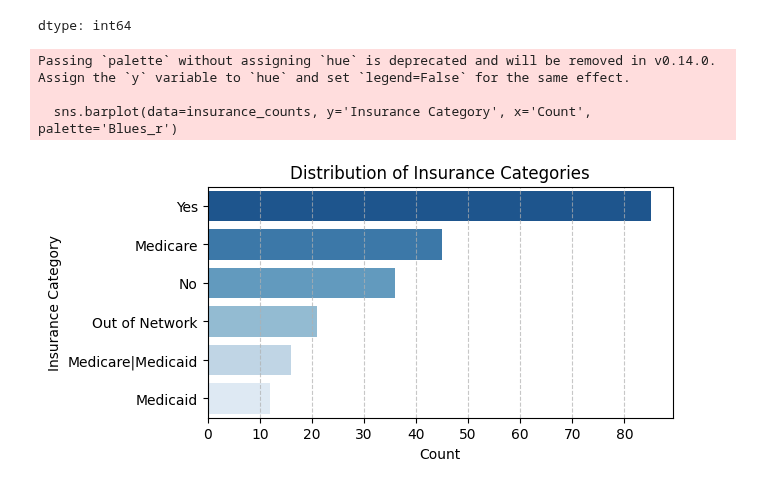
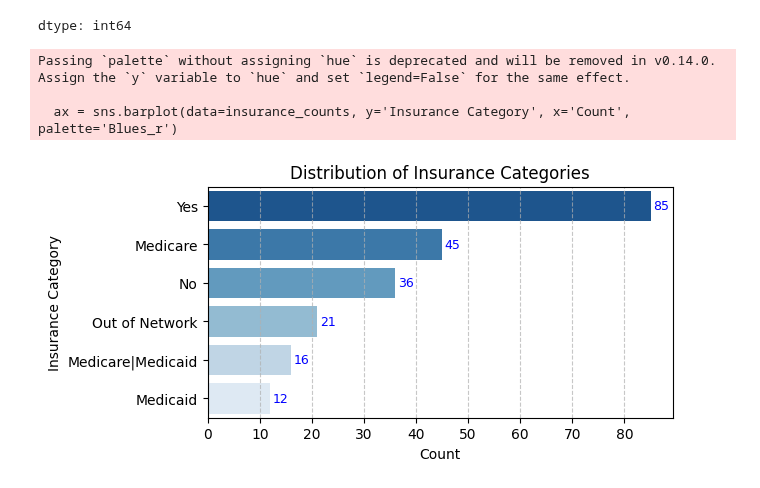
Before and after one commit to pallavmarch/Psychologytoday-therapist-analysis, a Jupyter notebook: psychologytoday_webscraping_dataset_analysis.ipynb, the cells around one changed output. Saved outputs shown, nothing was run; the diff lists cells and outputs as text; code cells hidden in the pictures.

```diff
--- a/psychologytoday_webscraping_dataset_analysis.ipynb
+++ b/psychologytoday_webscraping_dataset_analysis.ipynb
@@ -166,17 +166,23 @@ dtype: int64
 # %%
 
 insurance_counts = Dementia['Insurance_Category'].value_counts().reset_index()
 insurance_counts.columns = ['Insurance Category', 'Count']
 
 plt.figure(figsize=(6, 3))
-sns.barplot(data=insurance_counts, y='Insurance Category', x='Count', palette='Blues_r')
+ax = sns.barplot(data=insurance_counts, y='Insurance Category', x='Count', palette='Blues_r')
 
+for p in ax.patches:
+        ax.annotate(
+            format(p.get_width(), '.0f'),
+            (p.get_x() + p.get_width() + 0.5, p.get_y() + p.get_height() / 2.),
+            ha='left', va='center', fontsize=9, color='blue'
+        )
 
 plt.title("Distribution of Insurance Categories")
 plt.grid(axis='x', linestyle='--', alpha=0.7)
 plt.show()
 # %% [output]
 Passing `palette` without assigning `hue` is deprecated and will be removed in v0.14.0. Assign the `y` variable to `hue` and set `legend=False` for the same effect.
 
-  sns.barplot(data=insurance_counts, y='Insurance Category', x='Count', palette='Blues_r')
+  ax = sns.barplot(data=insurance_counts, y='Insurance Category', x='Count', palette='Blues_r')
-[figure, old version]
+[figure, new version]
```
